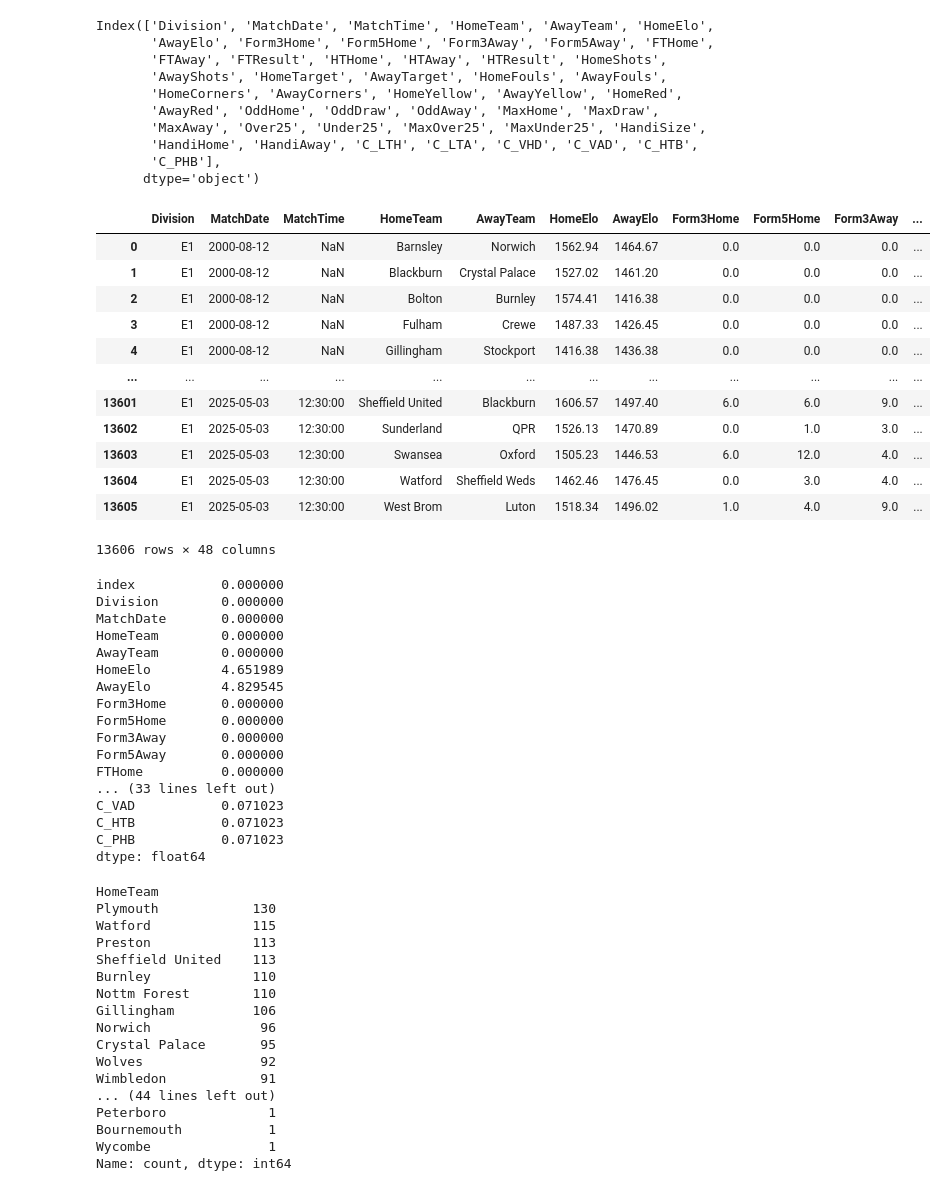
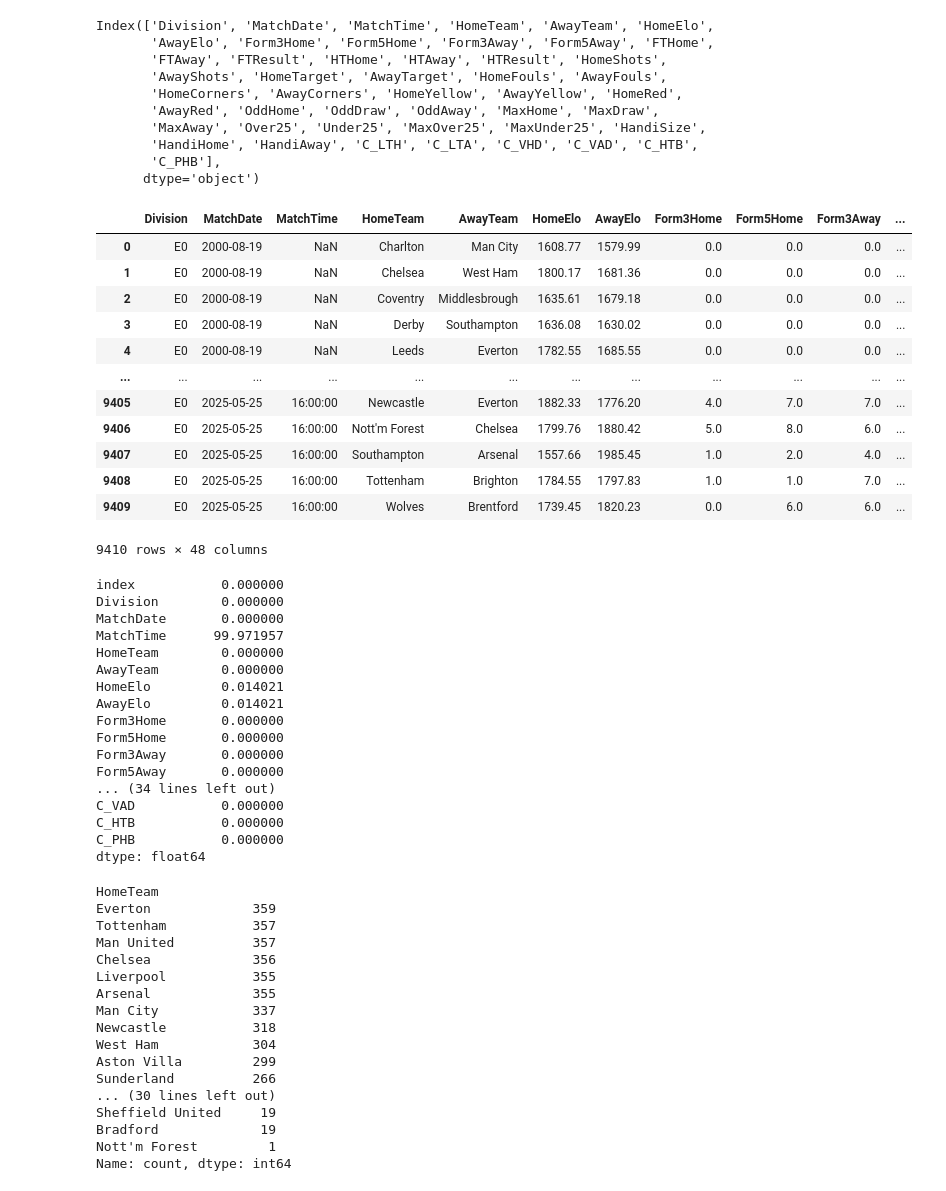
Before and after one commit to SerhatKaraman0/football-match-prediction, a Jupyter notebook: notebooks/research.ipynb, the cells around one changed output. Drawn from its saved outputs; the diff is of its cells as text; code cells hidden in the pictures.

```diff
--- a/notebooks/research.ipynb
+++ b/notebooks/research.ipynb
@@ -76,23 +76,23 @@ for div in df["Division"].unique():
     division_dir = os.path.join(MAIN_DIR, DIVISIONS_DIR, f"{div}.csv")
     df[df["Division"] == div].to_csv(division_dir, index=False)
 # %%
-path = os.path.join(MAIN_DIR, DIVISIONS_DIR, "E1.csv")
+path = os.path.join(MAIN_DIR, DIVISIONS_DIR, "E0.csv")
 df = pd.read_csv(path)
 df
 # %% [output]
 |  | Division | MatchDate | MatchTime | HomeTeam | AwayTeam | HomeElo | AwayElo | Form3Home | Form5Home | Form3Away | ... |
-| 0 | E1 | 2000-08-12 | NaN | Barnsley | Norwich | 1562.94 | 1464.67 | 0.0 | 0.0 | 0.0 | ... |
-| 1 | E1 | 2000-08-12 | NaN | Blackburn | Crystal Palace | 1527.02 | 1461.20 | 0.0 | 0.0 | 0.0 | ... |
-| 2 | E1 | 2000-08-12 | NaN | Bolton | Burnley | 1574.41 | 1416.38 | 0.0 | 0.0 | 0.0 | ... |
-| 3 | E1 | 2000-08-12 | NaN | Fulham | Crewe | 1487.33 | 1426.45 | 0.0 | 0.0 | 0.0 | ... |
-| 4 | E1 | 2000-08-12 | NaN | Gillingham | Stockport | 1416.38 | 1436.38 | 0.0 | 0.0 | 0.0 | ... |
+| 0 | E0 | 2000-08-19 | NaN | Charlton | Man City | 1608.77 | 1579.99 | 0.0 | 0.0 | 0.0 | ... |
+| 1 | E0 | 2000-08-19 | NaN | Chelsea | West Ham | 1800.17 | 1681.36 | 0.0 | 0.0 | 0.0 | ... |
+| 2 | E0 | 2000-08-19 | NaN | Coventry | Middlesbrough | 1635.61 | 1679.18 | 0.0 | 0.0 | 0.0 | ... |
+| 3 | E0 | 2000-08-19 | NaN | Derby | Southampton | 1636.08 | 1630.02 | 0.0 | 0.0 | 0.0 | ... |
+| 4 | E0 | 2000-08-19 | NaN | Leeds | Everton | 1782.55 | 1685.55 | 0.0 | 0.0 | 0.0 | ... |
 | ... | ... | ... | ... | ... | ... | ... | ... | ... | ... | ... | ... |
-| 13601 | E1 | 2025-05-03 | 12:30:00 | Sheffield United | Blackburn | 1606.57 | 1497.40 | 6.0 | 6.0 | 9.0 | ... |
-| 13602 | E1 | 2025-05-03 | 12:30:00 | Sunderland | QPR | 1526.13 | 1470.89 | 0.0 | 1.0 | 3.0 | ... |
-| 13603 | E1 | 2025-05-03 | 12:30:00 | Swansea | Oxford | 1505.23 | 1446.53 | 6.0 | 12.0 | 4.0 | ... |
-| 13604 | E1 | 2025-05-03 | 12:30:00 | Watford | Sheffield Weds | 1462.46 | 1476.45 | 0.0 | 3.0 | 4.0 | ... |
-| 13605 | E1 | 2025-05-03 | 12:30:00 | West Brom | Luton | 1518.34 | 1496.02 | 1.0 | 4.0 | 9.0 | ... |
+| 9405 | E0 | 2025-05-25 | 16:00:00 | Newcastle | Everton | 1882.33 | 1776.20 | 4.0 | 7.0 | 7.0 | ... |
+| 9406 | E0 | 2025-05-25 | 16:00:00 | Nott'm Forest | Chelsea | 1799.76 | 1880.42 | 5.0 | 8.0 | 6.0 | ... |
+| 9407 | E0 | 2025-05-25 | 16:00:00 | Southampton | Arsenal | 1557.66 | 1985.45 | 1.0 | 2.0 | 4.0 | ... |
+| 9408 | E0 | 2025-05-25 | 16:00:00 | Tottenham | Brighton | 1784.55 | 1797.83 | 1.0 | 1.0 | 7.0 | ... |
+| 9409 | E0 | 2025-05-25 | 16:00:00 | Wolves | Brentford | 1739.45 | 1820.23 | 0.0 | 6.0 | 6.0 | ... |
-13606 rows × 48 columns
+9410 rows × 48 columns
 # %%
 df = df[df.isnull().any(axis=1)].reset_index()
 # %%
@@ -101,39 +101,39 @@ df.isnull().sum() / len(df) * 100
 index           0.000000
 Division        0.000000
 MatchDate       0.000000
+MatchTime      99.971957
 HomeTeam        0.000000
 AwayTeam        0.000000
-HomeElo         4.651989
-AwayElo         4.829545
+HomeElo         0.014021
+AwayElo         0.014021
 Form3Home       0.000000
 Form5Home       0.000000
 Form3Away       0.000000
 Form5Away       0.000000
-FTHome          0.000000
-... (33 lines left out)
-C_VAD           0.071023
-C_HTB           0.071023
-C_PHB           0.071023
+... (34 lines left out)
+C_VAD           0.000000
+C_HTB           0.000000
+C_PHB           0.000000
 dtype: float64
 # %%
 df["HomeTeam"].value_counts()
 # %% [output]
 HomeTeam
-Plymouth            130
-Watford             115
-Preston             113
-Sheffield United    113
-Burnley             110
-Nottm Forest        110
-Gillingham          106
-Norwich              96
-Crystal Palace       95
-Wolves               92
-Wimbledon            91
-... (44 lines left out)
-Peterboro             1
-Bournemouth           1
-Wycombe               1
+Everton             359
+Tottenham           357
+Man United          357
+Chelsea             356
+Liverpool           355
+Arsenal             355
+Man City            337
+Newcastle           318
+West Ham            304
+Aston Villa         299
+Sunderland          266
+... (30 lines left out)
+Sheffield United     19
+Bradford             19
+Nott'm Forest         1
 Name: count, dtype: int64
 # %%
 df["AwayTeam"].value_counts()
```
Also changed, not shown: parts of 9 cells of this notebook, 3 other files.
